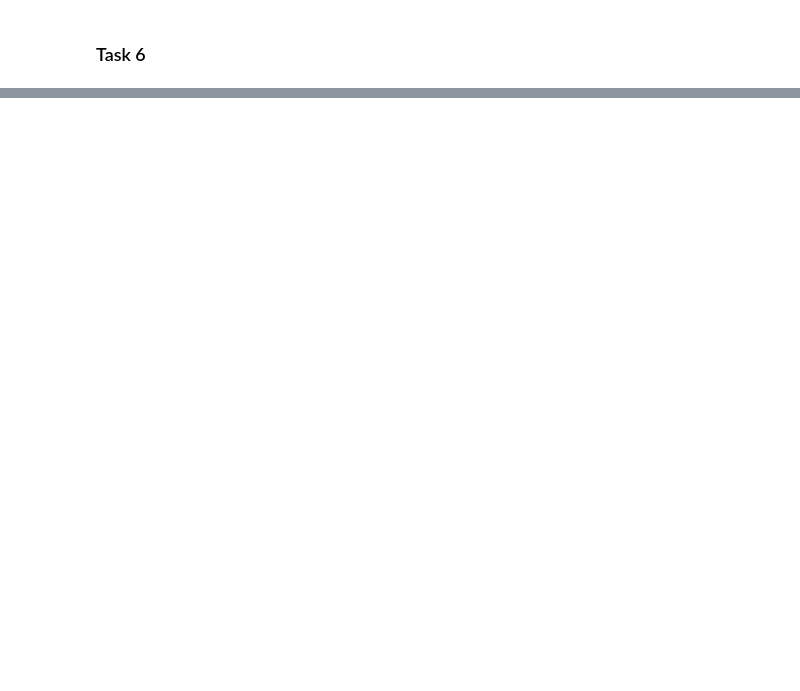
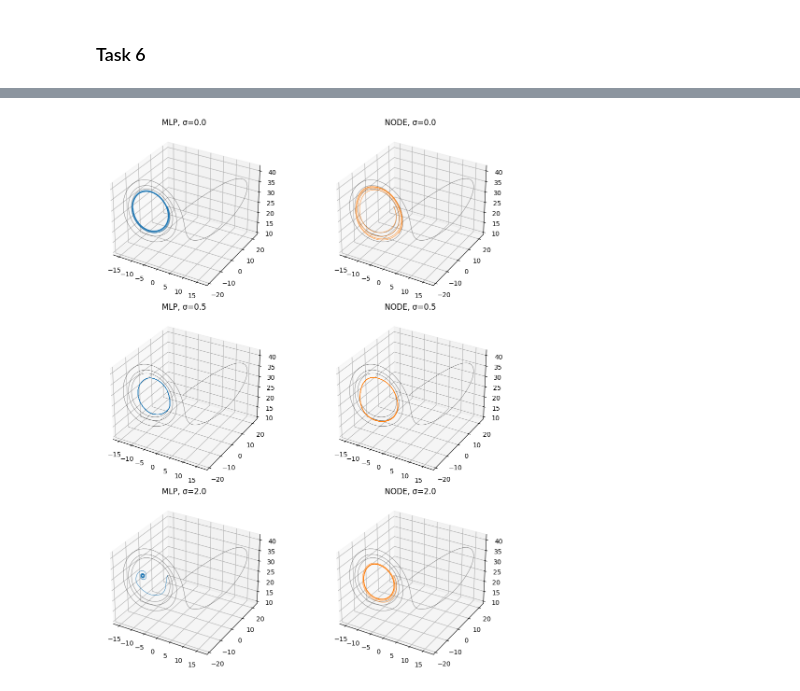
Before and after one commit to eiseleb47/DataScience, a Jupyter notebook: Worksheet_9/worksheet_9_Benjamin.ipynb, the cells around one changed output, grey strips where cells are left out. Saved outputs shown, nothing was run; the diff lists cells and outputs as text; code cells hidden in the pictures; blank space fills up the shorter version.

```diff
--- a/Worksheet 9/worksheet_9_Benjamin.ipynb
+++ b/Worksheet_9/worksheet_9_Benjamin.ipynb
@@ -360,11 +389,11 @@ Text(0, 0.5, 'loss')
 ### Task 6
 # %%
 rng = np.random.default_rng(1)
-
+stored_noise = {}
 
 for sigma in [0.0, 0.5, 2.0]:
     noisy_train = traj_train + sigma * rng.standard_normal(traj_train.shape)
-    noisy_test  = traj_test  + sigma * rng.standard_normal(traj_test.shape)
+    #noisy_test  = traj_test  + sigma * rng.standard_normal(traj_test.shape)
     noisy_train_tensor = torch.as_tensor(noisy_train, dtype=torch.float32, device=device)
 
     # Refit scaler on noisy training data
@@ -373,8 +402,8 @@ for sigma in [0.0, 0.5, 2.0]:
     # Build pairs manually using scaler_n
     X_tr = scaler_n.transform(noisy_train[:, :-1].reshape(-1, 3))
     y_tr = scaler_n.transform(noisy_train[:, 1:].reshape(-1, 3))
-    X_te = scaler_n.transform(noisy_test[:, :-1].reshape(-1, 3))
-    y_te = scaler_n.transform(noisy_test[:, 1:].reshape(-1, 3))
+    #X_te = scaler_n.transform(noisy_test[:, :-1].reshape(-1, 3))
+    #y_te = scaler_n.transform(noisy_test[:, 1:].reshape(-1, 3))
 
     # Retrain MLP
     mlp_n = FeedForwardNN(dim=3, hidden=64).to(device)
@@ -390,7 +419,7 @@ for sigma in [0.0, 0.5, 2.0]:
     t_window = torch.arange(W, device=device).float() * dt
 
     for step in range(1, 1001):
-        x0_b, y_b = sample_window_batch(noisy_train_tensor, window_size=W)  # ← only change
+        x0_b, y_b = sample_window_batch(noisy_train_tensor, window_size=W)
         pred   = odeint(node_noisy, x0_b, t_window, method="rk4")
         target = y_b.permute(1, 0, 2)
         loss   = nn.MSELoss()(pred, target)
@@ -399,8 +428,8 @@ for sigma in [0.0, 0.5, 2.0]:
         opt.step()
 
 
-    # Rollout both and plot — compare how much the butterfly degrades
-    print(f"sigma={sigma}")
+    stored_noise[sigma] = {"mlp": mlp_n, "node": node_noisy, "scaler": scaler_n}
+    print(f"sigma={sigma} done")
 # %% [output]
 Epoch 1/200 - loss: 0.0129988
 Epoch 10/200 - loss: 1.17085e-05
@@ -421,0 +451,24 @@ sigma=2.0
+# %%
+true_i = traj_test[0]; start = 100
+n_pts  = len(true_i) - start
+t_grid = torch.linspace(1, 4, n_pts, device=device)
+
+fig = plt.figure(figsize=(11, 4 * len([0.0, 0.5, 2.0])))
+for row, sigma in enumerate([0.0, 0.5, 2.0]):
+    s = stored_noise[sigma]
+
+    pred_mlp = rollout(s["mlp"], true_i[start], n_pts - 1, sc=s["scaler"])   # uses noisy scaler
+
+    s["node"].eval()
+    x0_t = torch.as_tensor(true_i[start], dtype=torch.float32, device=device).unsqueeze(0)
+    with torch.no_grad():
+        pred_node = odeint(s["node"], x0_t, t_grid, method="dopri5")[:, 0].cpu().numpy()
+
+    for col, (pred, name, c) in enumerate([(pred_mlp, "MLP", "C0"), (pred_node, "NODE", "C1")]):
+        ax = fig.add_subplot(len([0.0, 0.5, 2.0]), 2, row * 2 + col + 1, projection="3d")
+        ax.plot(*true_i[start:].T, color="k", lw=0.6, alpha=0.5)
+        ax.plot(*pred.T, color=c, lw=0.6)
+        ax.set_title(f"{name}, σ={sigma}")
+plt.tight_layout()
+# %% [output]
+[figure, added]
```
Also changed, not shown: parts of 6 cells of this notebook, 2 other files.
